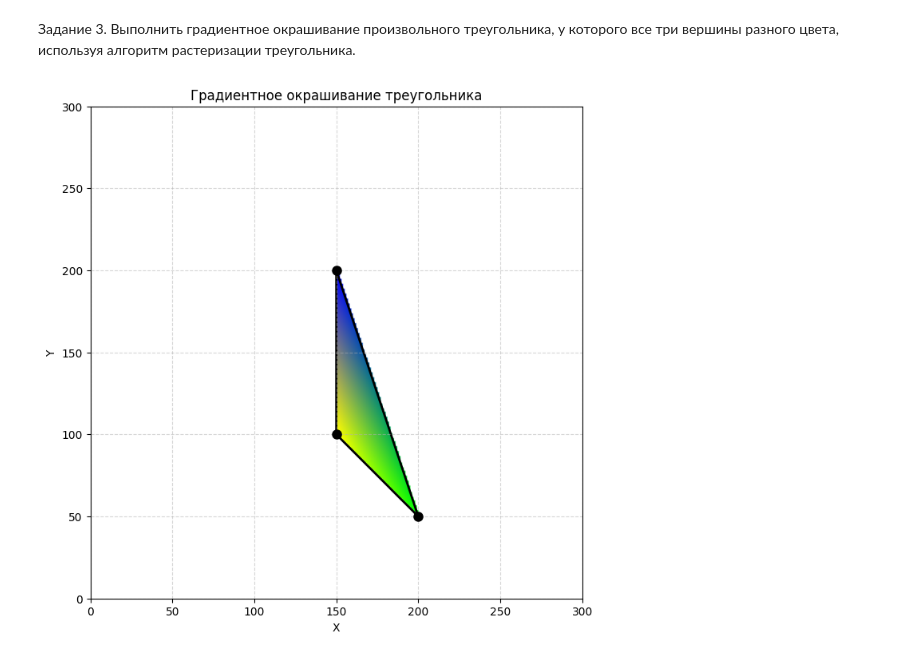
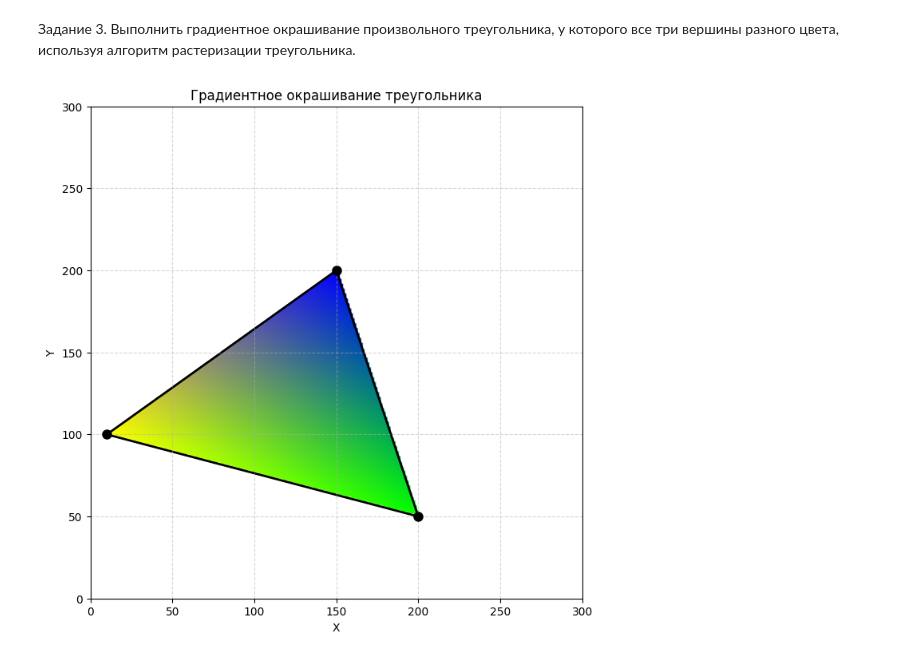
Before and after one commit to apushist/computer_graphics, a Jupyter notebook: lab3/1c_3/p.ipynb, the cells around one changed output. Saved outputs shown, nothing was run; the diff lists cells and outputs as text; code cells hidden in the pictures.

```diff
--- a/lab3/1c_3/p.ipynb
+++ b/lab3/1c_3/p.ipynb
@@ -151,7 +107,7 @@ from matplotlib.patches import Polygon
 
 # Вершины в виде (x, y)
 vertices = np.array([
-    [150, 100],
+    [10, 100],
     [200, 50],
     [150, 200]
 ])
@@ -196,57 +152,52 @@ def get_barycentric_coords(p, v1, v2, v3):
         return None
 
 # --- Алгоритм растеризации ---
-
 # Определяем границы изображения
 img_width = 300
 img_height = 300
 
 framebuffer = np.ones((img_height, img_width, 3))
 
-# Находим ограничивающий прямоугольник (bounding box)
+# Находим ограничивающий прямоугольник
 min_x = int(np.min(vertices[:, 0]))
 max_x = int(np.max(vertices[:, 0]))
 min_y = int(np.min(vertices[:, 1]))
 max_y = int(np.max(vertices[:, 1]))
 
-# Для удобства, убедимся, что границы не выходят за пределы framebuffer
+# границы не выходят за пределы framebuffer
 min_x = max(0, min_x)
 max_x = min(img_width - 1, max_x)
 min_y = max(0, min_y)
 max_y = min(img_height - 1, max_y)
 
 
-# Перебираем пиксели в ограничивающем прямоугольнике
 for y in range(min_y, max_y + 1):
     for x in range(min_x, max_x + 1):
         p = np.array([x, y])
 
         bary_coords = get_barycentric_coords(p, vertices[0], vertices[1], vertices[2])
 
         if bary_coords is not None:
             interpolated_color = (
                 bary_coords[0] * colors[0] +
                 bary_coords[1] * colors[1] +
                 bary_coords[2] * colors[2]
             )
             interpolated_color = np.clip(interpolated_color, 0, 1)
             framebuffer[y, x] = interpolated_color
 
 plt.figure(figsize=(8, 8))
 plt.imshow(framebuffer, origin='lower', extent=[0, img_width, 0, img_height])
 triangle = Polygon(vertices, closed=True, fill=None, edgecolor='black', linewidth=2)
 plt.gca().add_patch(triangle)
-
-# Отмечаем вершины
 plt.plot(vertices[:, 0], vertices[:, 1], 'o', color='black', markersize=8)
-
 plt.title("Градиентное окрашивание треугольника")
 plt.xlabel("X")
 plt.ylabel("Y")
 plt.xlim(0, img_width)
 plt.ylim(0, img_height)
 plt.grid(True, linestyle='--', alpha=0.5)
-plt.gca().set_aspect('equal', adjustable='box') # Делаем оси равными
+plt.gca().set_aspect('equal', adjustable='box')
 plt.show()
 # %% [output]
-[figure, old version]
+[figure, new version]
```
Also changed, not shown: parts of 7 cells of this notebook.
